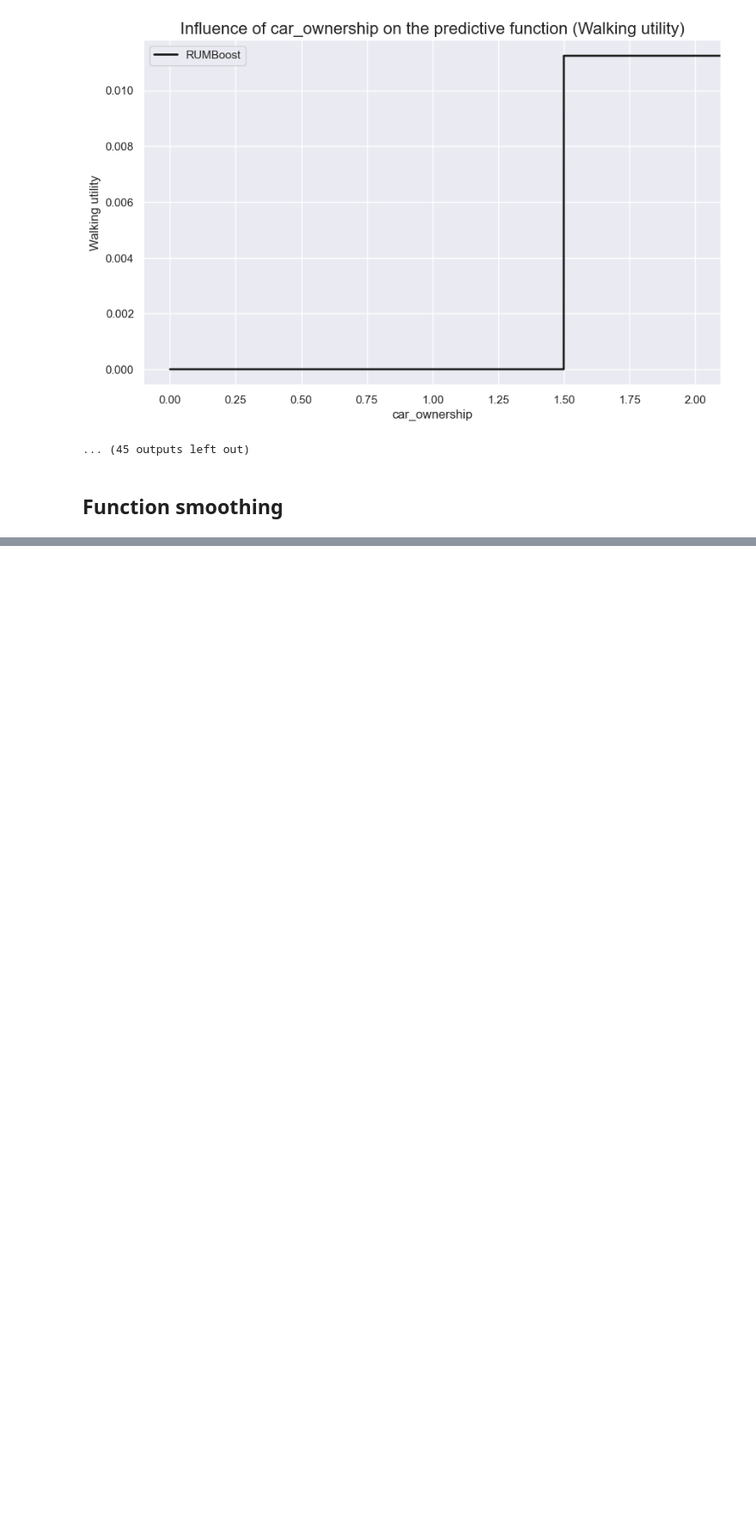
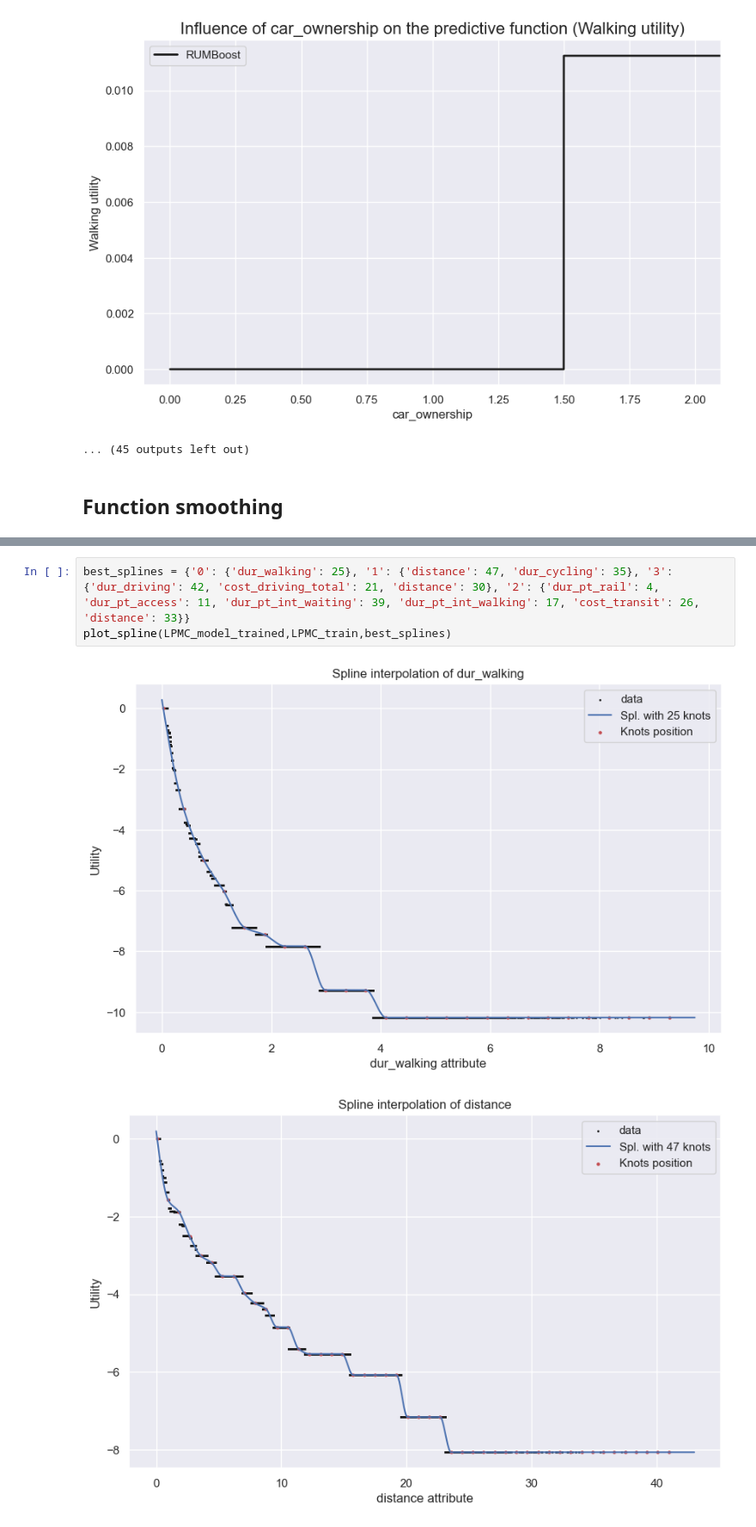
Before and after one commit to big-ucl/rumboost, a Jupyter notebook: rumboost/example.ipynb, the cells around one changed output, grey strips where cells are left out. Shown at 86% size. Cells and saved outputs as stored; diff of their text form; blank space fills up the shorter version.

Commit message:
spline plotting update

```diff
--- a/rumboost/example.ipynb
+++ b/rumboost/example.ipynb
@@ -325,0 +311,6 @@ plot_spline(LPMC_model_trained,LPMC_train,best_splines)
+# %%
+best_splines = {'0': {'dur_walking': 25}, '1': {'distance': 47, 'dur_cycling': 35}, '3': {'dur_driving': 42, 'cost_driving_total': 21, 'distance': 30}, '2': {'dur_pt_rail': 4, 'dur_pt_access': 11, 'dur_pt_int_waiting': 39, 'dur_pt_int_walking': 17, 'cost_transit': 26, 'distance': 33}}
+plot_spline(LPMC_model_trained,LPMC_train,best_splines)
+# %% [output]
+[figure, added]
+[figure, added]
```
Also changed, not shown: parts of 4 cells of this notebook, 2 other files.
